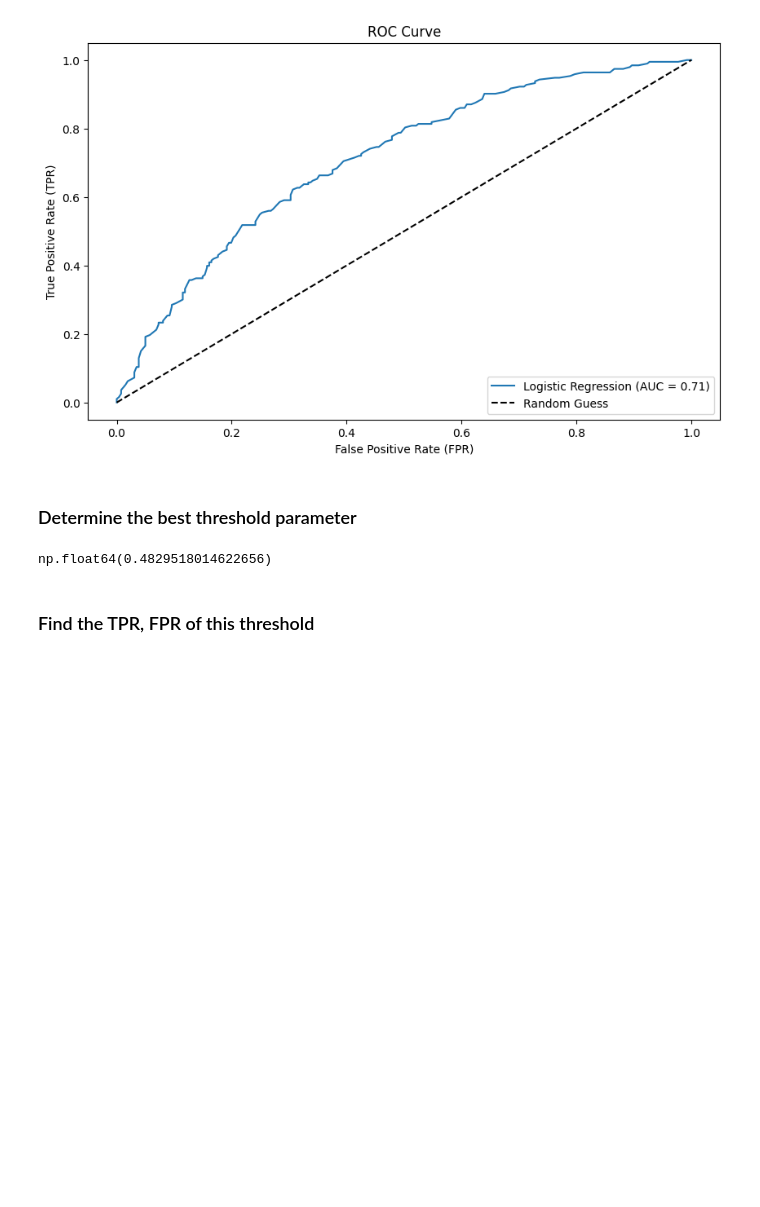
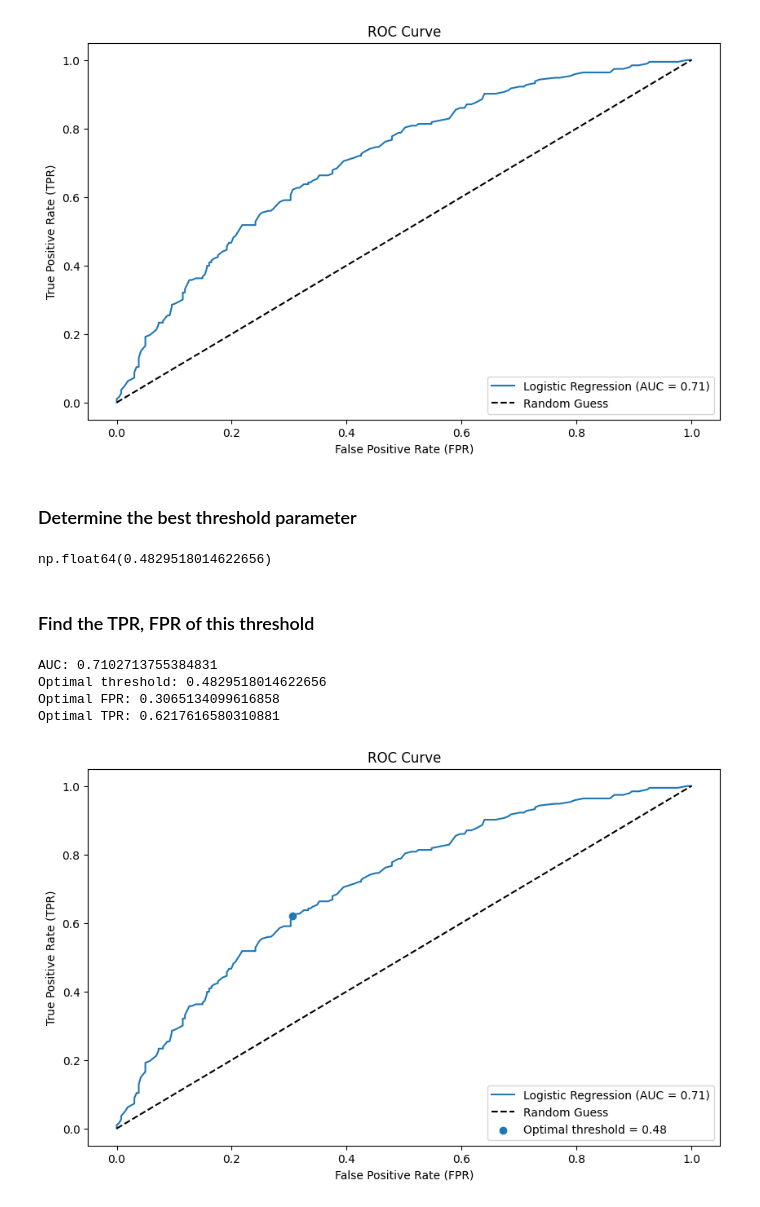
Before and after one commit to AnnaSolberg/AH2179, a Jupyter notebook: Exercise_3_Mode_choice_model/Exercise_3_Mode_choice_model.ipynb, the cells around one changed output. Cells and saved outputs as stored; diff of their text form; code cells hidden in the pictures; blank space fills up the shorter version.

```diff
--- a/Exercise_3_Mode_choice_model/Exercise_3_Mode_choice_model.ipynb
+++ b/Exercise_3_Mode_choice_model/Exercise_3_Mode_choice_model.ipynb
@@ -301,0 +327,46 @@ np.float64(0.4829518014622656)
+# %%
+# print(fpr[optimal_index])
+# print(tpr[optimal_index])
+optimal_fpr = fpr[optimal_index]
+optimal_tpr = tpr[optimal_index]
+
+# Print results
+print("AUC:", roc_auc)
+print("Optimal threshold:", optimal_threshold)
+print("Optimal FPR:", optimal_fpr)
+print("Optimal TPR:", optimal_tpr)
+
+# Plot ROC curve
+plt.figure(figsize=(10, 6))
+
+plt.plot(
+    fpr,
+    tpr,
+    label=f'Logistic Regression (AUC = {roc_auc:.2f})'
+)
+
+plt.plot(
+    [0, 1],
+    [0, 1],
+    'k--',
+    label='Random Guess'
+)
+
+# Mark optimal point
+plt.scatter(
+    optimal_fpr,
+    optimal_tpr,
+    label=f'Optimal threshold = {optimal_threshold:.2f}'
+)
+
+plt.xlabel('False Positive Rate (FPR)')
+plt.ylabel('True Positive Rate (TPR)')
+plt.title('ROC Curve')
+plt.legend(loc='lower right')
+plt.show()
+# %% [output]
+AUC: 0.7102713755384831
+Optimal threshold: 0.4829518014622656
+Optimal FPR: 0.3065134099616858
+Optimal TPR: 0.6217616580310881
+[figure, added]
```
Also changed, not shown: parts of 2 cells of this notebook.
